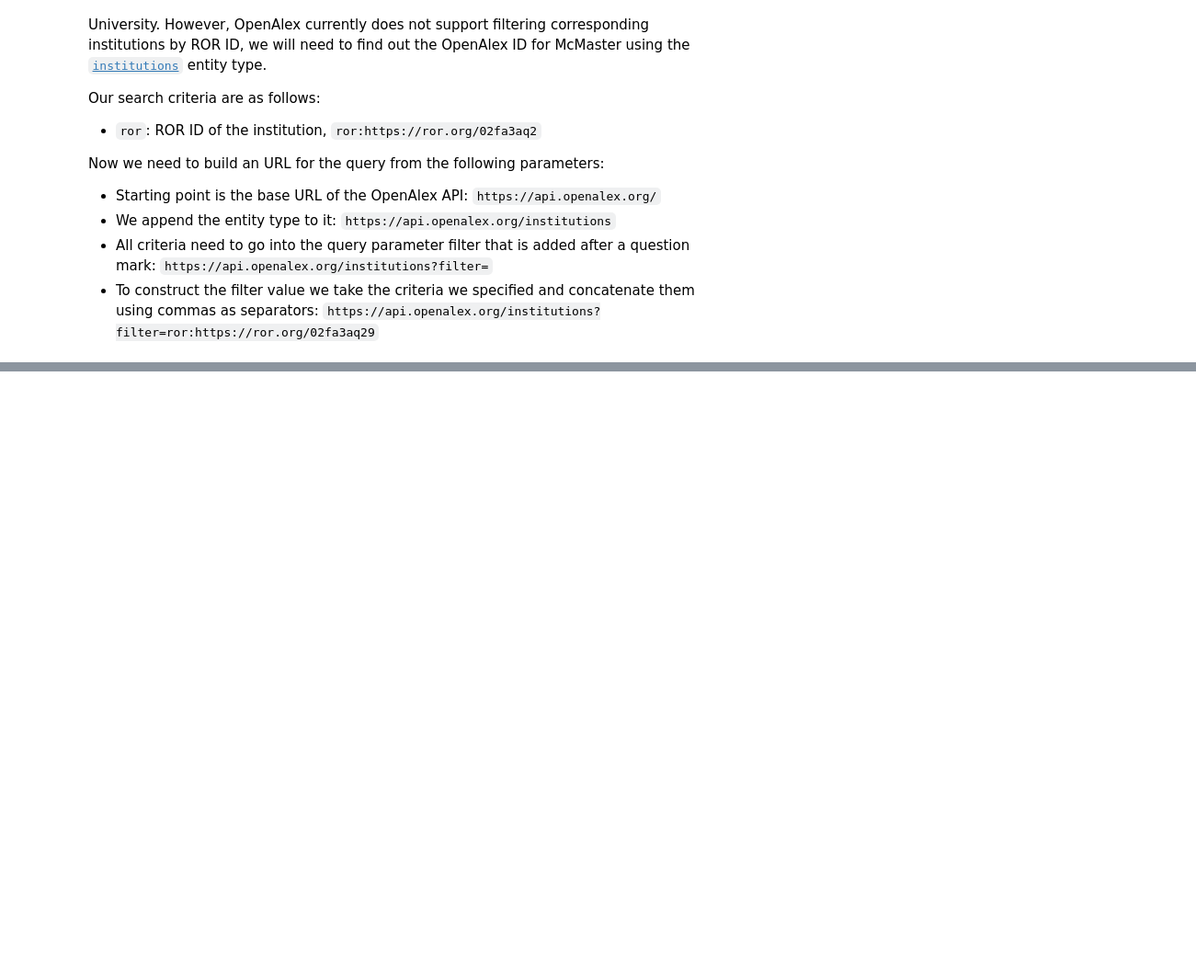
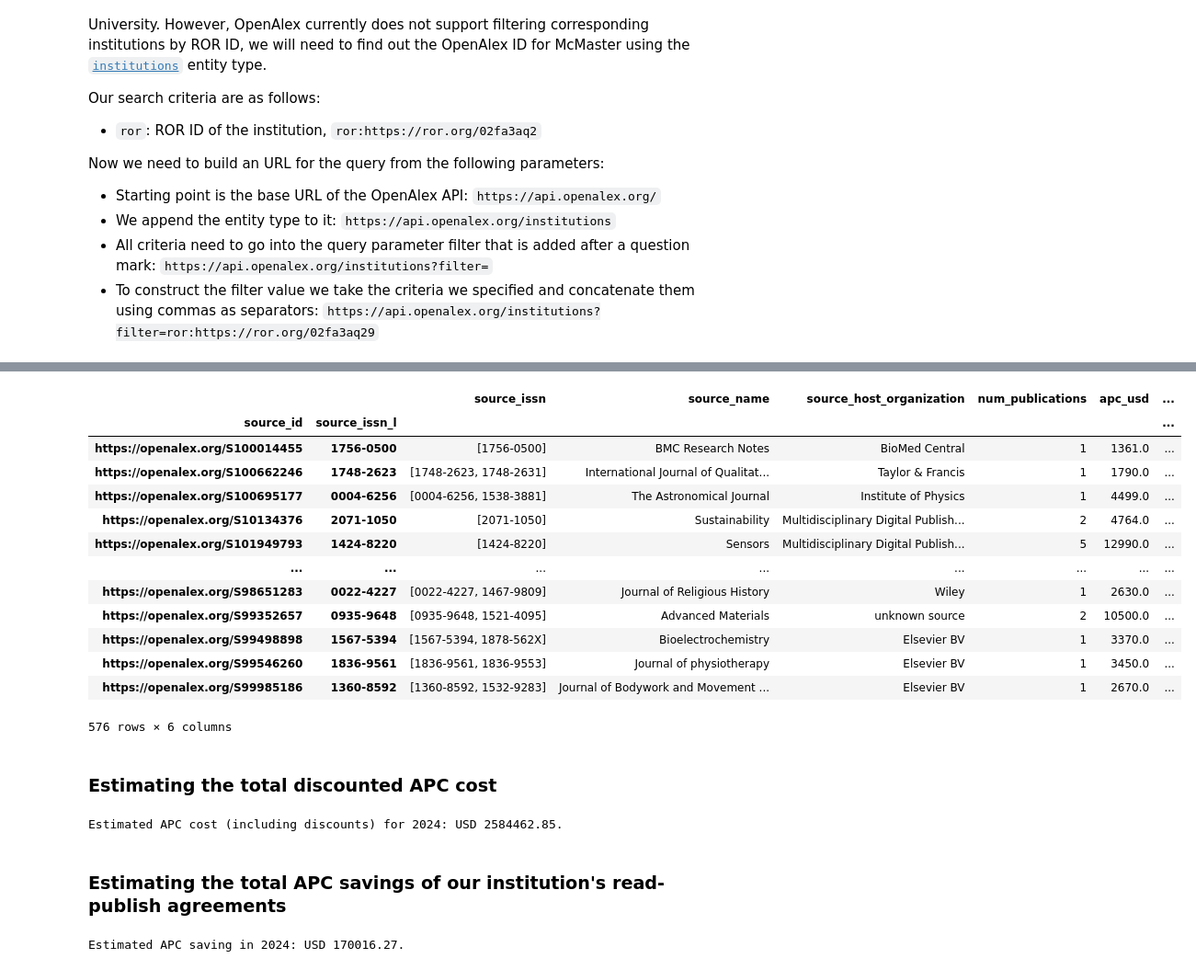
Before and after one commit to McMasterRS/lm_CO2025-DRI-Training-Materials, a Jupyter notebook: openalex/apc.ipynb, the cells around one changed output, grey strips where cells are left out. Shown at 92% size. Cells and saved outputs as stored; diff of their text form; code cells hidden in the pictures; blank space fills up the shorter version.

```diff
--- a/openalex/apc.ipynb
+++ b/openalex/apc.ipynb
@@ -190,0 +329,27 @@ df_apc
+# %%
+# input
+df_discount = pd.read_csv("discount-list.csv")
+# %%
+import typing
+
+def get_discount(issn: typing.List[str] | str, apc: float) -> float:
+    # check if issn is a string, if so, convert it to a list
+    if isinstance(issn, str):
+        issn = [issn]
+
+    # filter the discount dataframe to get rows where 'issn' is in the provided issn list
+    discount_rows = df_discount[df_discount["issn"].isin(issn)]
+
+    # if no discount rows are found, return the original apc
+    if discount_rows.empty:
+        return apc
+
+    # get the first row from the filtered discount rows
+    discount_row = discount_rows.iloc[0]
+
+    # if the discount is a flat rate, subtract the discount from the apc
+    if discount_row["is_flatrate"]:
+        return apc - discount_row["discount"]
+    else:
+        # if the discount is a percentage, apply the discount to the apc
+        return apc * (1 - discount_row["discount"])
@@ -190,0 +360,35 @@ df_apc
+# %%
+# apply the get_discount function to each row of the dataframe to calculate the discounted apc and store it in a new column 'discounted_apc_usd'
+df_apc["discounted_apc_usd"] = df_apc.apply(lambda x: get_discount(issn=x["source_issn"], apc=x["apc_usd"]), axis=1)
+if SAVE_CSV:
+    df_apc.to_csv(f"apc_usd_with_discounts_by_source.csv", index=True)
+
+df_apc
+# %% [output]
+|  |  | source_issn | source_name | source_host_organization | num_publications | apc_usd | ... |
+| source_id | source_issn_l |  |  |  |  |  | ... |
+| https://openalex.org/S100014455 | 1756-0500 | [1756-0500] | BMC Research Notes | BioMed Central | 1 | 1361.0 | ... |
+| https://openalex.org/S100662246 | 1748-2623 | [1748-2623, 1748-2631] | International Journal of Qualitat... | Taylor & Francis | 1 | 1790.0 | ... |
+| https://openalex.org/S100695177 | 0004-6256 | [0004-6256, 1538-3881] | The Astronomical Journal | Institute of Physics | 1 | 4499.0 | ... |
+| https://openalex.org/S10134376 | 2071-1050 | [2071-1050] | Sustainability | Multidisciplinary Digital Publish... | 2 | 4764.0 | ... |
+| https://openalex.org/S101949793 | 1424-8220 | [1424-8220] | Sensors | Multidisciplinary Digital Publish... | 5 | 12990.0 | ... |
+| ... | ... | ... | ... | ... | ... | ... | ... |
+| https://openalex.org/S98651283 | 0022-4227 | [0022-4227, 1467-9809] | Journal of Religious History | Wiley | 1 | 2630.0 | ... |
+| https://openalex.org/S99352657 | 0935-9648 | [0935-9648, 1521-4095] | Advanced Materials | unknown source | 2 | 10500.0 | ... |
+| https://openalex.org/S99498898 | 1567-5394 | [1567-5394, 1878-562X] | Bioelectrochemistry | Elsevier BV | 1 | 3370.0 | ... |
+| https://openalex.org/S99546260 | 1836-9561 | [1836-9561, 1836-9553] | Journal of physiotherapy | Elsevier BV | 1 | 3450.0 | ... |
+| https://openalex.org/S99985186 | 1360-8592 | [1360-8592, 1532-9283] | Journal of Bodywork and Movement ... | Elsevier BV | 1 | 2670.0 | ... |
+576 rows × 6 columns
+# %% [markdown]
+### Estimating the total discounted APC cost
+# %%
+total_apc_discount = df_apc["discounted_apc_usd"].sum()
+print(f"Estimated APC cost (including discounts) for {publication_year}: USD {round(total_apc_discount, 2)}.")
+# %% [output]
+Estimated APC cost (including discounts) for 2024: USD 2584462.85.
+# %% [markdown]
+### Estimating the total APC savings of our institution's read-publish agreements
+# %%
+print(f"Estimated APC saving in {publication_year}: USD {round(total_apc - total_apc_discount, 2)}.")
+# %% [output]
+Estimated APC saving in 2024: USD 170016.27.
```
Also changed, not shown: parts of 26 cells of this notebook, 7 other files.
